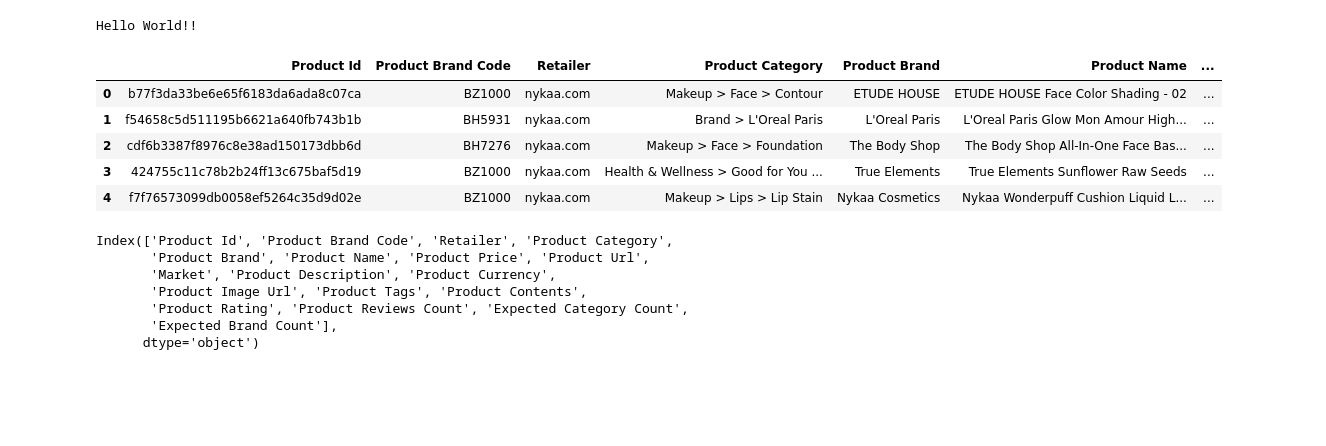
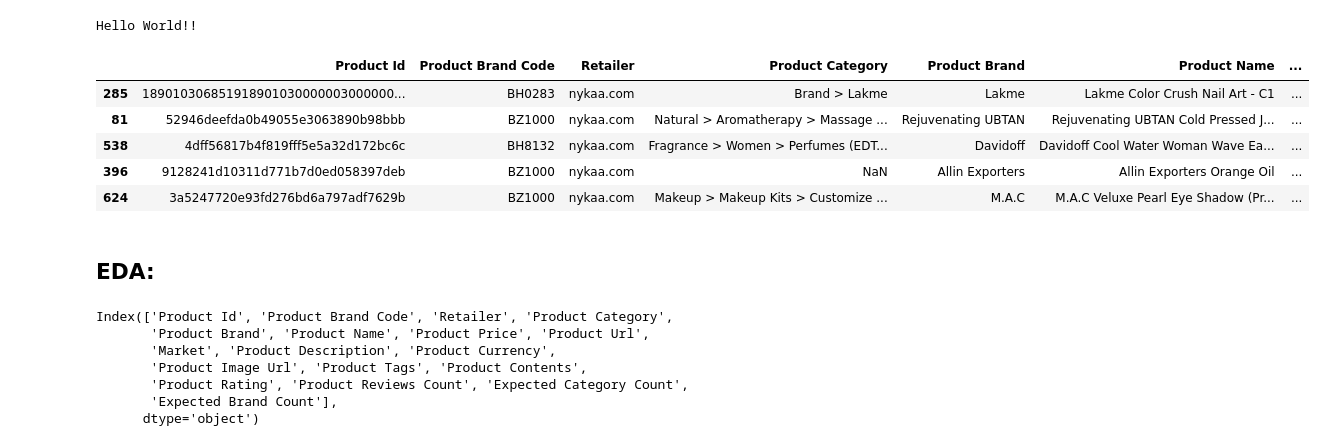
Before and after one commit to Sarvesh-Nalawade/Unthinkable-Cosmetics-Shop, a Jupyter notebook: first.ipynb, the cells around one changed output. Cells and saved outputs as stored; diff of their text form; code cells hidden in the pictures; blank space fills up the shorter version.

```diff
--- a/first.ipynb
+++ b/first.ipynb
@@ -4,16 +4,21 @@ print("Hello World!!")
 Hello World!!
 # %%
 import pandas as pd
+# %%
+pd.set_option('display.max_columns', None)
+pd.set_option('display.max_rows', None)
 # %%
-df = pd.read_csv("./dataset/Nykaa_Product_Review.csv")
-df.head()
+df = pd.read_csv("./dataset/Nykaa_Product_Review_Input.csv")
+df.sample(5)
 # %% [output]
 |  | Product Id | Product Brand Code | Retailer | Product Category | Product Brand | Product Name | ... |
-| 0 | b77f3da33be6e65f6183da6ada8c07ca | BZ1000 | nykaa.com | Makeup > Face > Contour | ETUDE HOUSE | ETUDE HOUSE Face Color Shading - 02 | ... |
-| 1 | f54658c5d511195b6621a640fb743b1b | BH5931 | nykaa.com | Brand > L'Oreal Paris | L'Oreal Paris | L'Oreal Paris Glow Mon Amour High... | ... |
-| 2 | cdf6b3387f8976c8e38ad150173dbb6d | BH7276 | nykaa.com | Makeup > Face > Foundation | The Body Shop | The Body Shop All-In-One Face Bas... | ... |
-| 3 | 424755c11c78b2b24ff13c675baf5d19 | BZ1000 | nykaa.com | Health & Wellness > Good for You ... | True Elements | True Elements Sunflower Raw Seeds | ... |
-| 4 | f7f76573099db0058ef5264c35d9d02e | BZ1000 | nykaa.com | Makeup > Lips > Lip Stain | Nykaa Cosmetics | Nykaa Wonderpuff Cushion Liquid L... | ... |
+| 285 | 189010306851918901030000003000000... | BH0283 | nykaa.com | Brand > Lakme | Lakme | Lakme Color Crush Nail Art - C1 | ... |
+| 81 | 52946deefda0b49055e3063890b98bbb | BZ1000 | nykaa.com | Natural > Aromatherapy > Massage ... | Rejuvenating UBTAN | Rejuvenating UBTAN Cold Pressed J... | ... |
+| 538 | 4dff56817b4f819fff5e5a32d172bc6c | BH8132 | nykaa.com | Fragrance > Women > Perfumes (EDT... | Davidoff | Davidoff Cool Water Woman Wave Ea... | ... |
+| 396 | 9128241d10311d771b7d0ed058397deb | BZ1000 | nykaa.com | NaN | Allin Exporters | Allin Exporters Orange Oil | ... |
+| 624 | 3a5247720e93fd276bd6a797adf7629b | BZ1000 | nykaa.com | Makeup > Makeup Kits > Customize ... | M.A.C | M.A.C Veluxe Pearl Eye Shadow (Pr... | ... |
+# %% [markdown]
+## EDA:
 # %%
 df.columns
 # %% [output]
```
Also changed, not shown: parts of 27 cells of this notebook, 5 other files.
